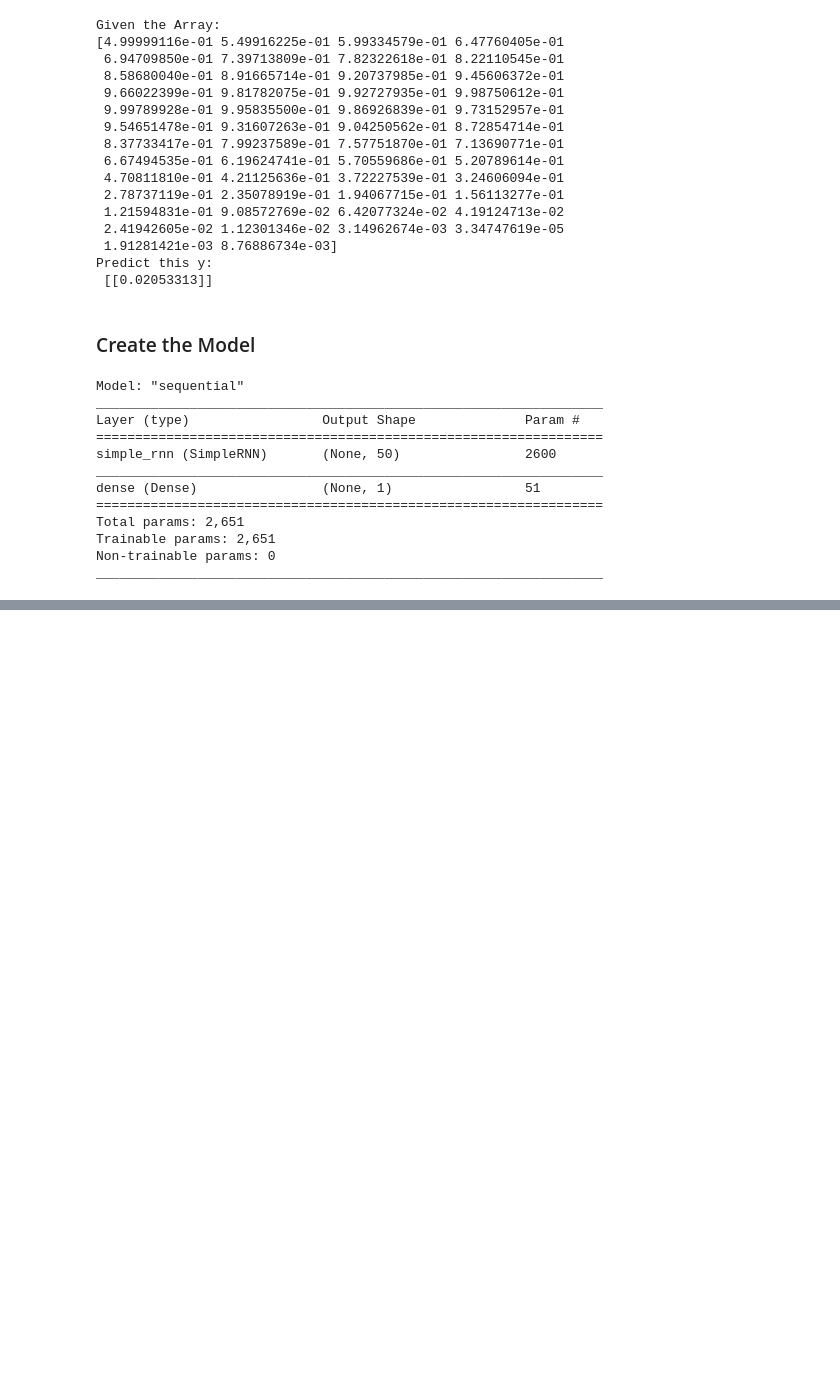
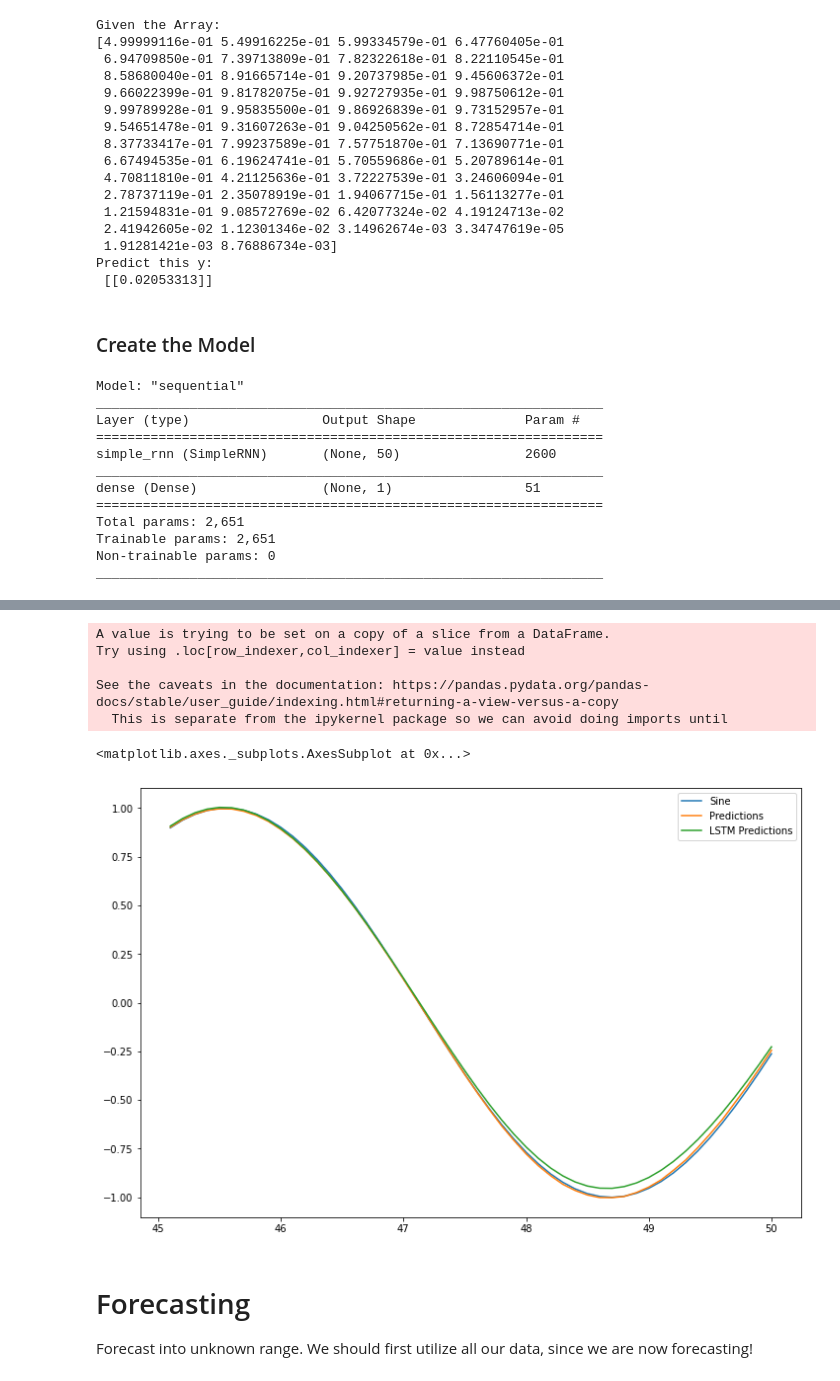
Before and after one commit to jordanfalcao/tensorflow2-deeplearning, a Jupyter notebook: 06-RNNs/01_RNN_SineWave.ipynb, the cells around one changed output, grey strips where cells are left out. Drawn from its saved outputs; the diff is of its cells as text; code cells hidden in the pictures; blank space fills up the shorter version.

```diff
--- a/06-RNNs/01_RNN_SineWave.ipynb
+++ b/06-RNNs/01_RNN_SineWave.ipynb
@@ -295,0 +541,8 @@ model.fit_generator(generator,epochs=5)
+# %%
+length = 49 # at least 1 less than the length
+generator = TimeseriesGenerator(scaled_train,scaled_train,
+                               length=length,batch_size=1)
+
+
+validation_generator = TimeseriesGenerator(scaled_test,scaled_test,
+                                          length=length,batch_size=1)
@@ -295,0 +551,15 @@ model.fit_generator(generator,epochs=5)
+# %%
+# define model
+model = Sequential()
+
+# LSTM layer
+model.add(LSTM(50,input_shape=(length, n_features)))
+
+# Final Prediction layer
+model.add(Dense(1))
+
+model.compile(optimizer='adam', loss='mse')
+# %%
+model.fit_generator(generator,epochs=20,
+                   validation_data=validation_generator,
+                   callbacks=[early_stop])
@@ -295,0 +574,33 @@ model.fit_generator(generator,epochs=5)
+# %%
+test_predictions = []
+
+first_eval_batch = scaled_train[-length:]
+current_batch = first_eval_batch.reshape((1, length, n_features))
+
+for i in range(len(test)):
+
+    # get prediction 1 time stamp ahead ([0] is for grabbing just the number instead of [array])
+    current_pred = model.predict(current_batch)[0]
+
+    # store prediction
+    test_predictions.append(current_pred)
+
+    # update batch to now include prediction and drop first value
+    current_batch = np.append(current_batch[:,1:,:],[[current_pred]],axis=1)
+# %%
+# IGNORE WARNINGS
+true_predictions = scaler.inverse_transform(test_predictions)
+test['LSTM Predictions'] = true_predictions
+test.plot(figsize=(12,8))
+# %% [output]
+A value is trying to be set on a copy of a slice from a DataFrame.
+Try using .loc[row_indexer,col_indexer] = value instead
+
+See the caveats in the documentation: https://pandas.pydata.org/pandas-docs/stable/user_guide/indexing.html#returning-a-view-versus-a-copy
+  This is separate from the ipykernel package so we can avoid doing imports until
+<matplotlib.axes._subplots.AxesSubplot at 0x...>
+[figure, added]
+# %% [markdown]
+# Forecasting
+
+Forecast into unknown range. We should first utilize all our data, since we are now forecasting!
```
Also changed, not shown: parts of 43 cells of this notebook, 1 other file.
